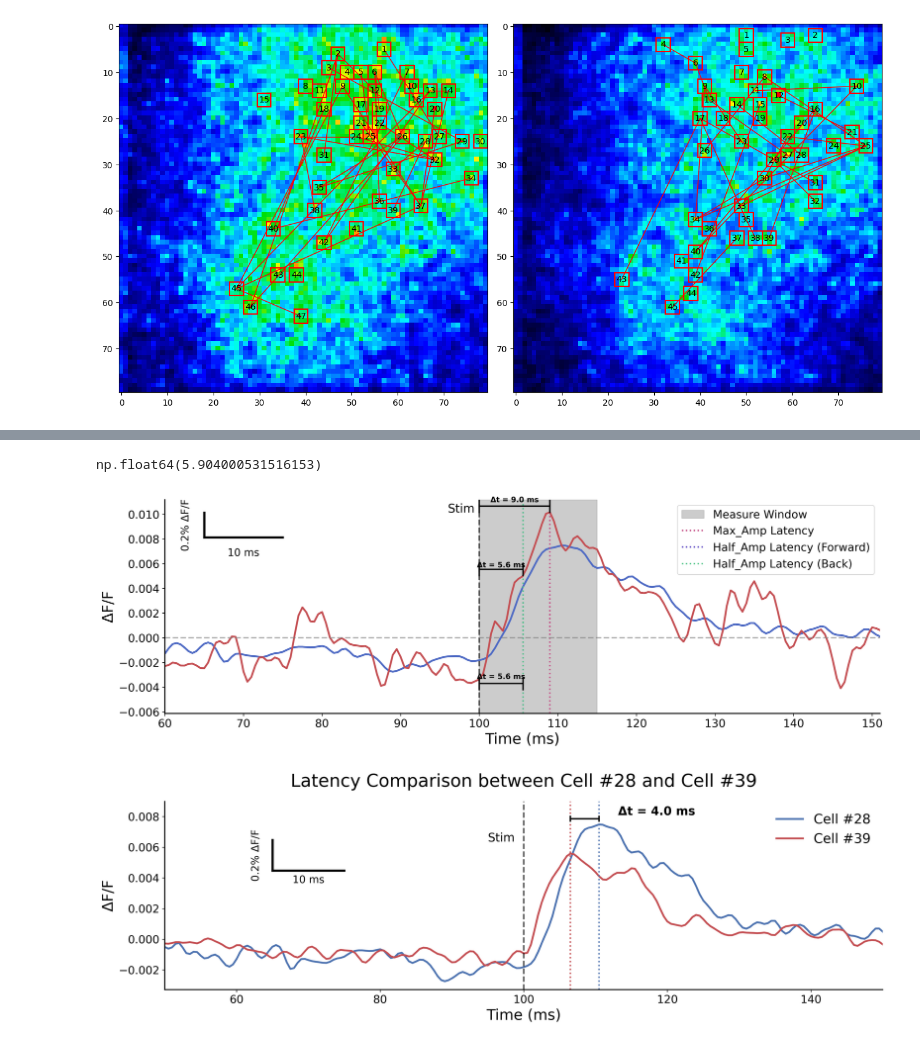
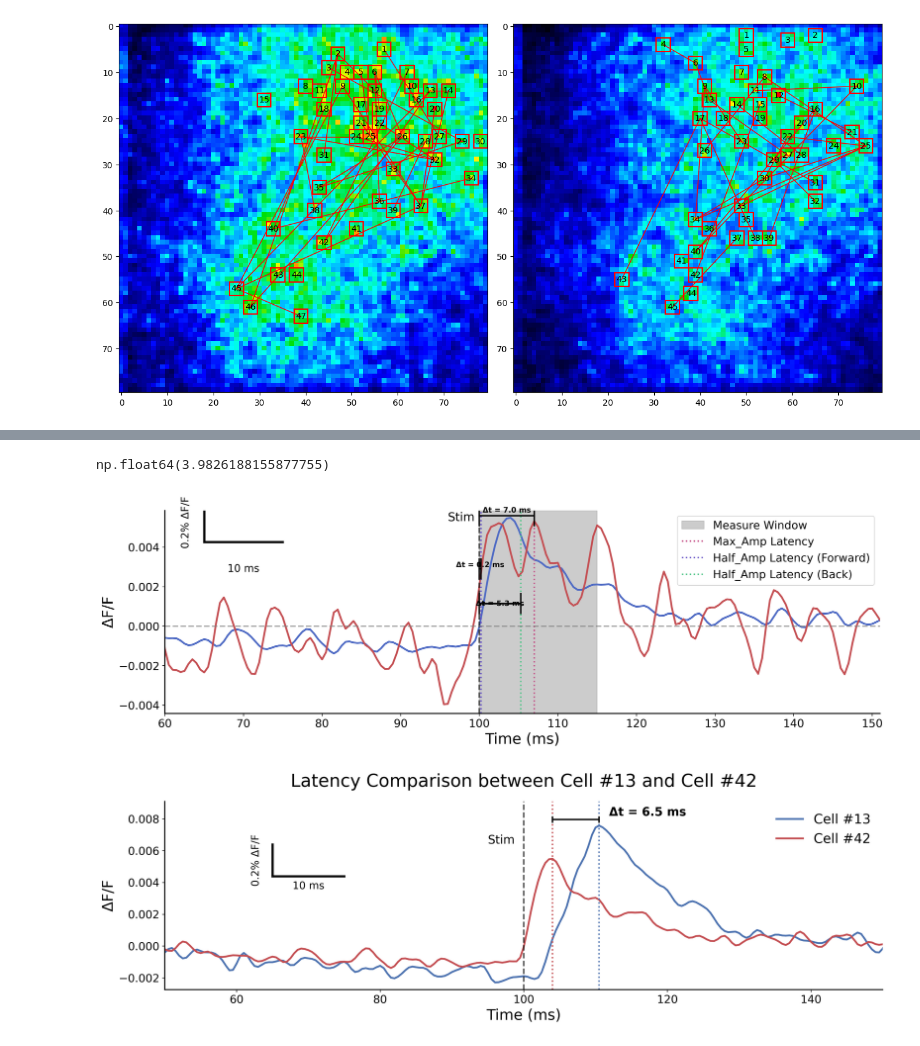
Before and after one commit to TianchengXu0420/ZDA_Adventure, a Jupyter notebook: GapJunction.ipynb, the cells around one changed output, grey strips where cells are left out. Drawn from its saved outputs; the diff is of its cells as text; code cells hidden in the pictures.

```diff
--- a/GapJunction.ipynb
+++ b/GapJunction.ipynb
@@ -717,13 +718,13 @@ array([ 3,  4,  5,  6,  8, 11, 12, 14, 16, 19, 20])
 # %%
-cell = 28
-trial = 2
+cell = 42
+trial = 1
 
 maps.compute_snr(trace=cell_trace[cell-1][trial-1], startPt=startPt, numPt=numPt)
 # %% [output]
-np.float64(5.904000531516153)
+np.float64(3.9826188155877755)
 # %%
-cell = 28
-trial = 2
+cell = 42
+trial = 1
 
 fig, ax = plt.subplots(figsize=(15,5), dpi=300)
 # ax.set_title('Latency Comparison between Cell #28 and Cell #48 (Add Blocker)', fontsize=24, pad=20)
@@ -795,37 +796,37 @@ ax.plot([x0, x0], [y0, y0+dy], color='black', linewidth=3)
 ax.text(x0 + dx/2, y0 - 0.0015, '10 ms', ha='center', fontsize=14)
 
 ax.text(x0 - 3, y0 + dy/2, '0.2% ΔF/F', va='center', rotation=90, fontsize=14)
 
 # AXIS STYLE
 # ax.set_xlim(0, 500)
 ax.set_xlim(60, 151)
 ax.set_ylim(trace2.min()*1.1, trace2.max()*1.1)
 
 ax.set_xlabel('Time (ms)', fontsize=20)
 ax.set_ylabel('ΔF/F', fontsize=20)
 
 ax.tick_params(labelsize=15)
 ax.set_xticks(np.arange(60, 151, 10))
 ax.axhline(0, linestyle='--', color='gray', linewidth=2, alpha=0.7)
 
 # SPINES (clean look)
 
 ax.spines['top'].set_visible(False)
 ax.spines['right'].set_visible(False)
 
 ax.spines['left'].set_linewidth(1.5)
 ax.spines['bottom'].set_linewidth(1.5)
 
 # LEGEND (clean)
 ax.legend(fontsize=15, loc='upper right')
 
 plt.tight_layout()
 plt.show()
 # %% [output]
-[figure, old version]
+[figure, new version]
 # %%
-cell_1 = 28
-cell_2 = 39
+cell_1 = 13
+cell_2 = 42
 
 fig, ax = plt.subplots(figsize=(15,5), dpi=300)
 ax.set_title(f'Latency Comparison between Cell #{cell_1} and Cell #{cell_2}', fontsize=24, pad=20)
@@ -913,7 +914,7 @@ ax.legend(frameon=False, fontsize=18, loc='upper right')
 plt.tight_layout()
 plt.show()
 # %% [output]
-[figure, old version]
+[figure, new version]
 # %%
 list_1 = []
 list_2 = []
```
Also changed, not shown: parts of 7 cells of this notebook.
